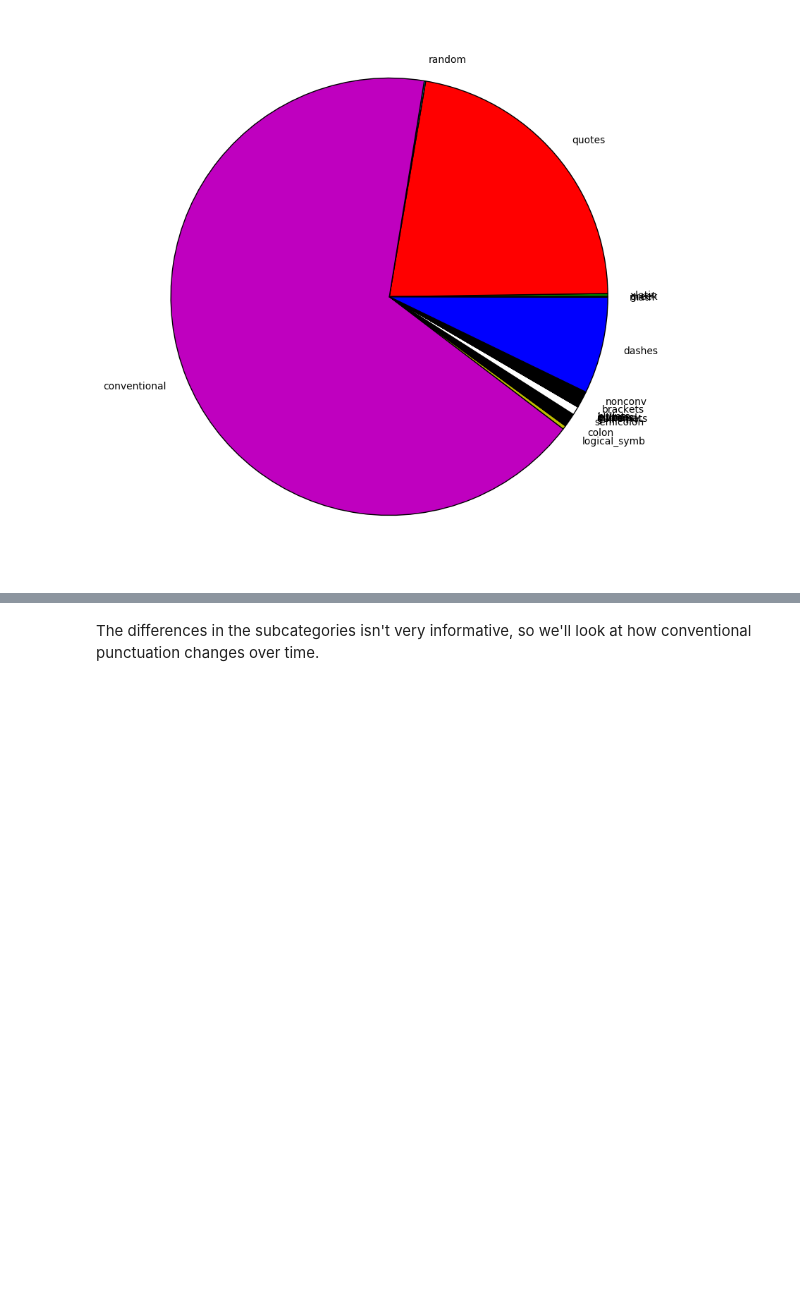
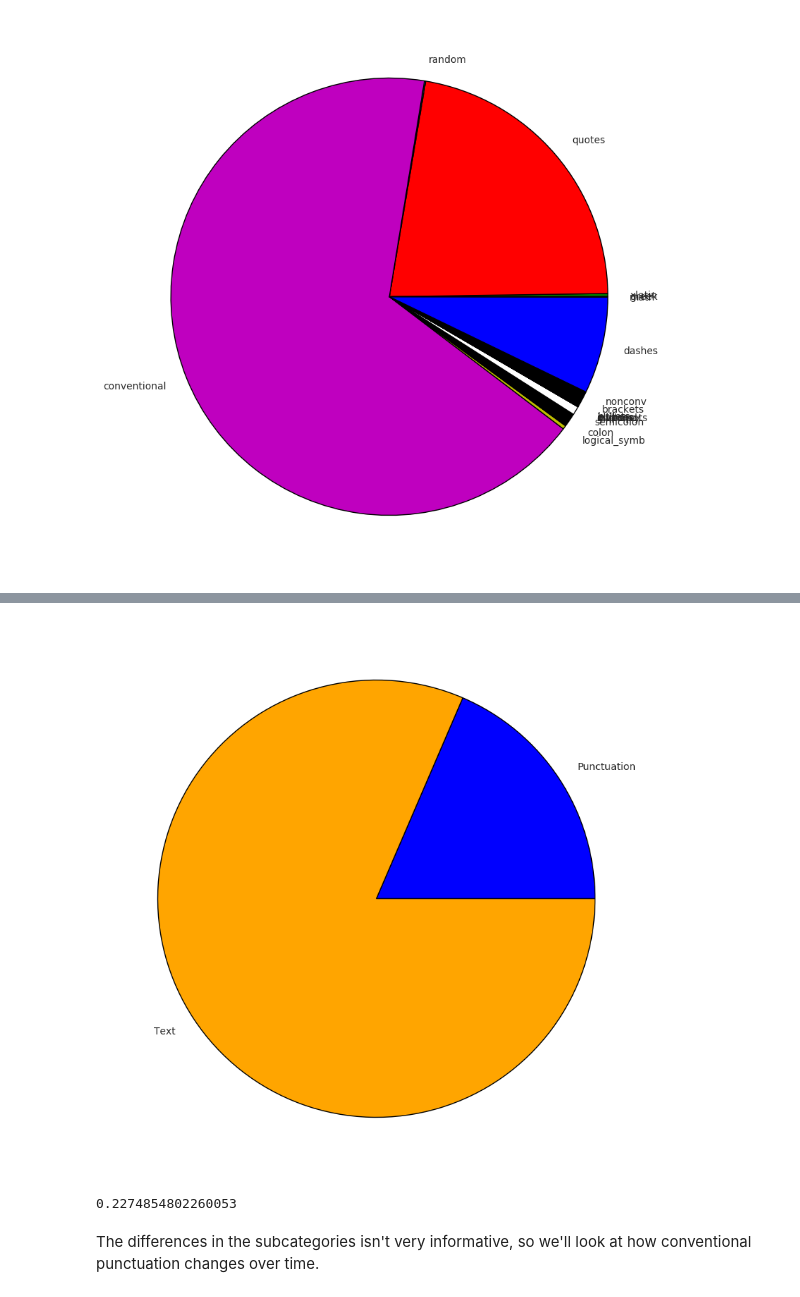
Before and after one commit to oppenheimera/josh_code, a Jupyter notebook: Non-Conventional Punctuation.ipynb, the cells around one changed output, grey strips where cells are left out. Drawn from its saved outputs; the diff is of its cells as text; code cells hidden in the pictures; blank space fills up the shorter version.

```diff
--- a/Non-Conventional Punctuation.ipynb
+++ b/Non-Conventional Punctuation.ipynb
@@ -163,3 +180,16 @@ math:    0.000326
+# %%
+p1 = sum(punct1.values())
+p2 = sum([len(n.text) for n in post911])
+
+fig = plt.figure(figsize=(10,10))
+ax = fig.add_subplot(111)
+ax.pie([p1,p2], labels=['Punctuation','Text'], colors=['blue','orange'])
+plt.show()
+
+print(p1 / p2)
+# %% [output]
+[figure, added]
+0.2274854802260053
 # %% [markdown]
 The differences in the subcategories isn't very informative, so we'll look at how conventional punctuation changes over time.
 # %%
```
Also changed, not shown: parts of 6 cells of this notebook, 2 other files.
